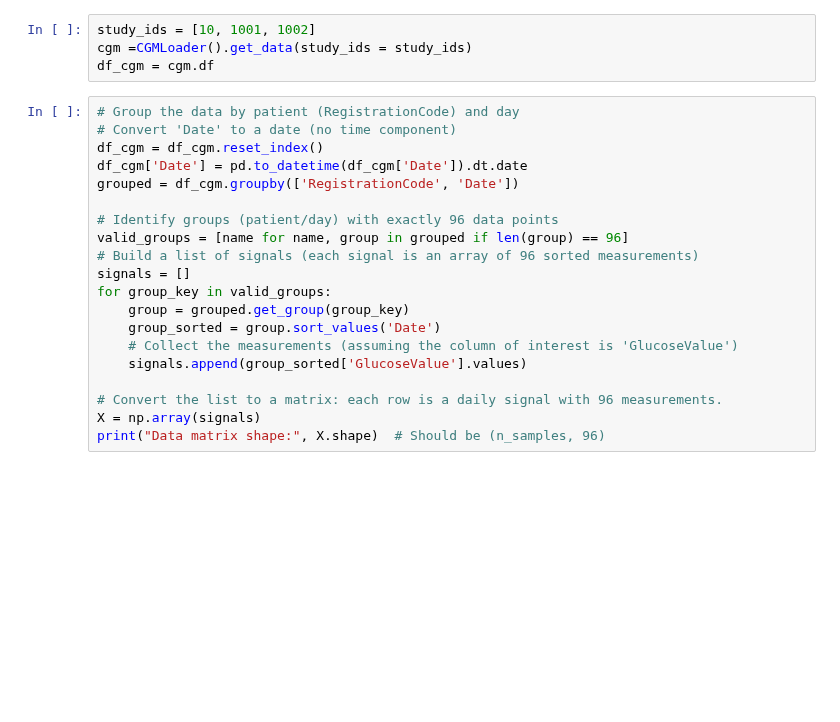
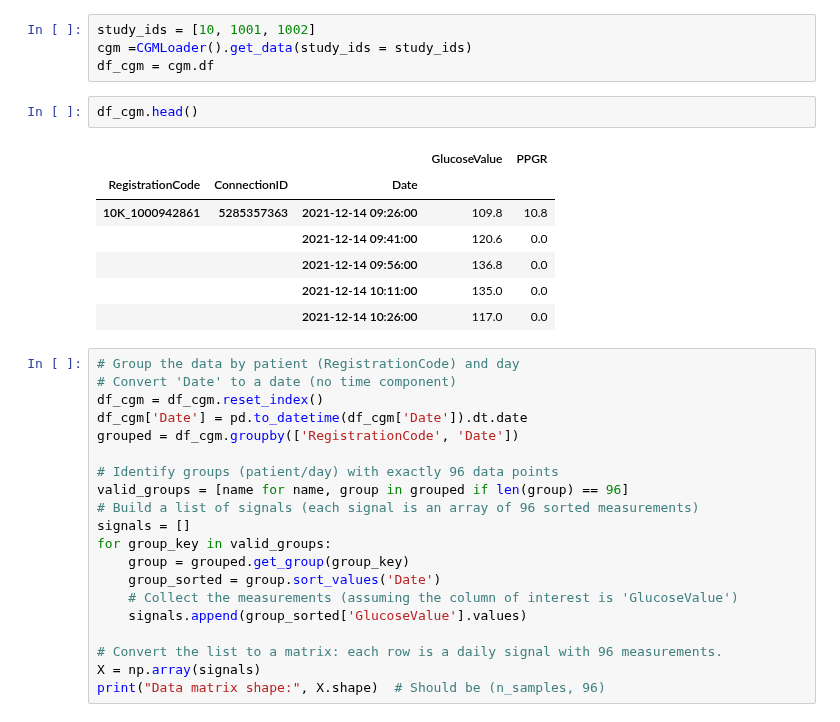
Before and after one commit to gavrielhan/MSc_Thesis, a Jupyter notebook: mk_eval_p_embeddings.ipynb, the cells around one changed output. Cells and saved outputs as stored; diff of their text form; blank space fills up the shorter version.

```diff
--- a/mk_eval_p_embeddings.ipynb
+++ b/mk_eval_p_embeddings.ipynb
@@ -854,6 +854,16 @@ Let us use NMF to find a set of signature that can simplify our analysis of the
 study_ids = [10, 1001, 1002]
 cgm =CGMLoader().get_data(study_ids = study_ids)
 df_cgm = cgm.df
+# %%
+df_cgm.head()
+# %% [output]
+|  |  |  | GlucoseValue | PPGR |
+| RegistrationCode | ConnectionID | Date |  |  |
+| 10K_1000942861 | 5285357363 | 2021-12-14 09:26:00 | 109.8 | 10.8 |
+|  |  | 2021-12-14 09:41:00 | 120.6 | 0.0 |
+|  |  | 2021-12-14 09:56:00 | 136.8 | 0.0 |
+|  |  | 2021-12-14 10:11:00 | 135.0 | 0.0 |
+|  |  | 2021-12-14 10:26:00 | 117.0 | 0.0 |
 # %%
 # Group the data by patient (RegistrationCode) and day
 # Convert 'Date' to a date (no time component)
```
Also changed, not shown: 1 other file.
